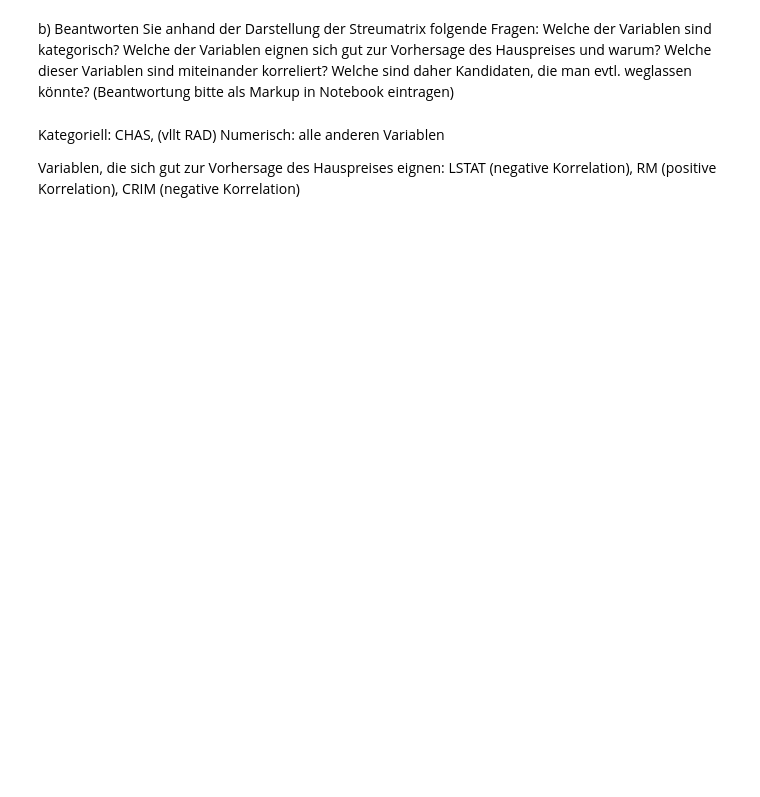
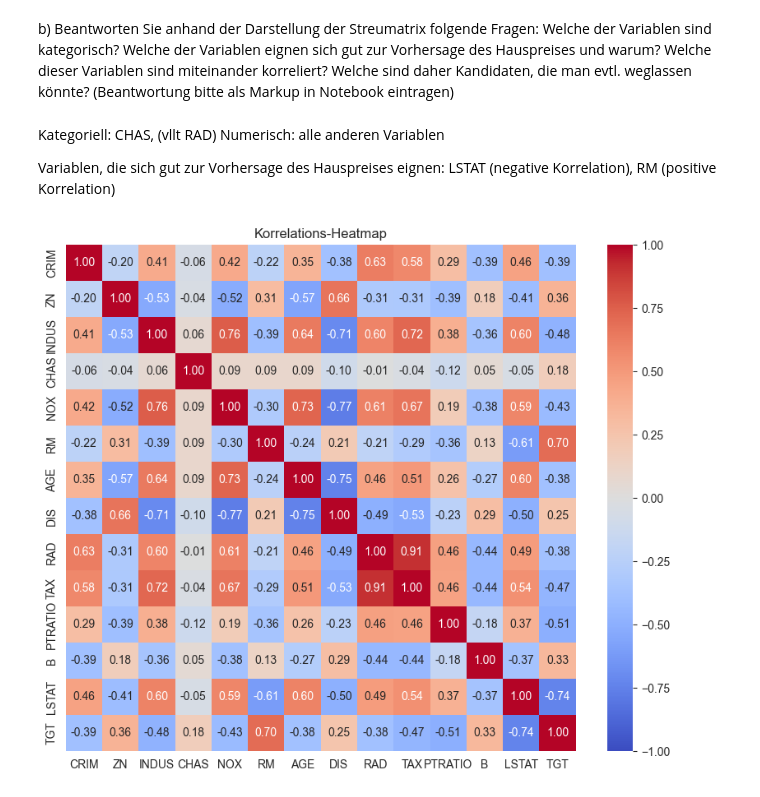
Before and after one commit to Ostabo/ML, a Jupyter notebook: blatt1/1.ipynb, the cells around one changed output. Cells and saved outputs as stored; diff of their text form; code cells hidden in the pictures; blank space fills up the shorter version.

```diff
--- a/blatt1/1.ipynb
+++ b/blatt1/1.ipynb
@@ -72,4 +86,19 @@ b) Beantworten Sie anhand der Darstellung der Streumatrix folgende Fragen: Welch
 Kategoriell: CHAS, (vllt RAD)
 Numerisch: alle anderen Variablen
 
-Variablen, die sich gut zur Vorhersage des Hauspreises eignen: LSTAT (negative Korrelation), RM (positive Korrelation), CRIM (negative Korrelation)
+Variablen, die sich gut zur Vorhersage des Hauspreises eignen: LSTAT (negative Korrelation), RM (positive Korrelation)
+# %%
+from matplotlib import pyplot as plt
+
+# calculate correlation matrix
+corr = boston.corr()
+
+# plot heatmap of correlation matrix using seaborn
+import seaborn as sns
+
+plt.figure(figsize=(10, 8))
+sns.heatmap(corr, annot=True, fmt=".2f", cmap='coolwarm', vmin=-1, vmax=1)
+plt.title('Korrelations-Heatmap')
+plt.show()
+# %% [output]
+[figure, added]
```
Also changed, not shown: parts of 4 cells of this notebook, 3 other files.
